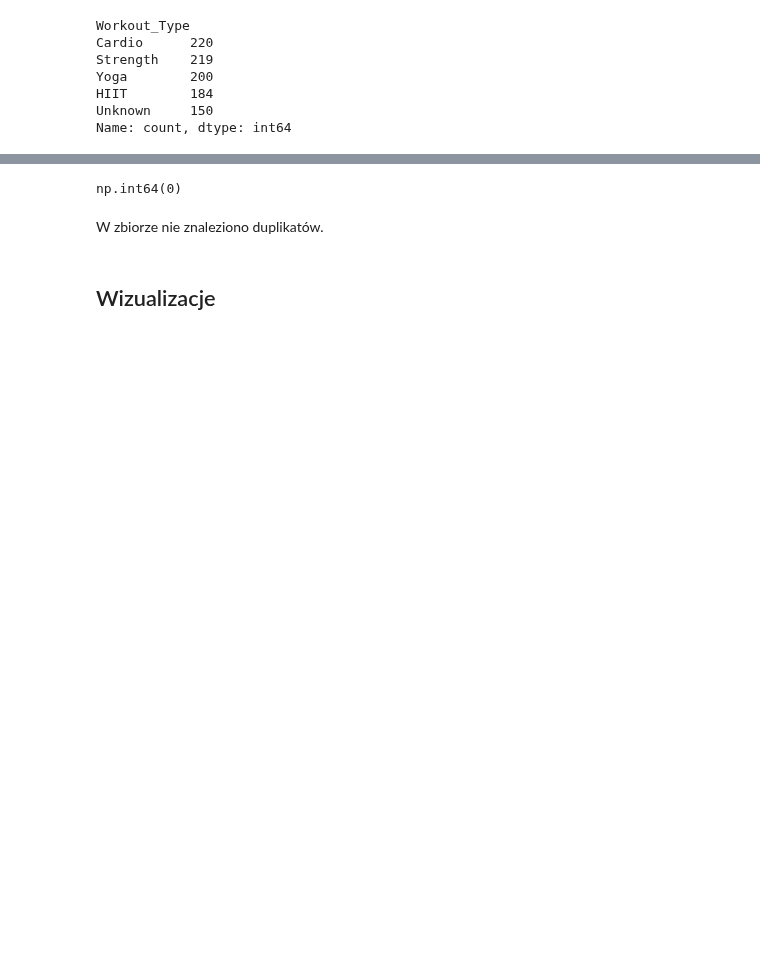
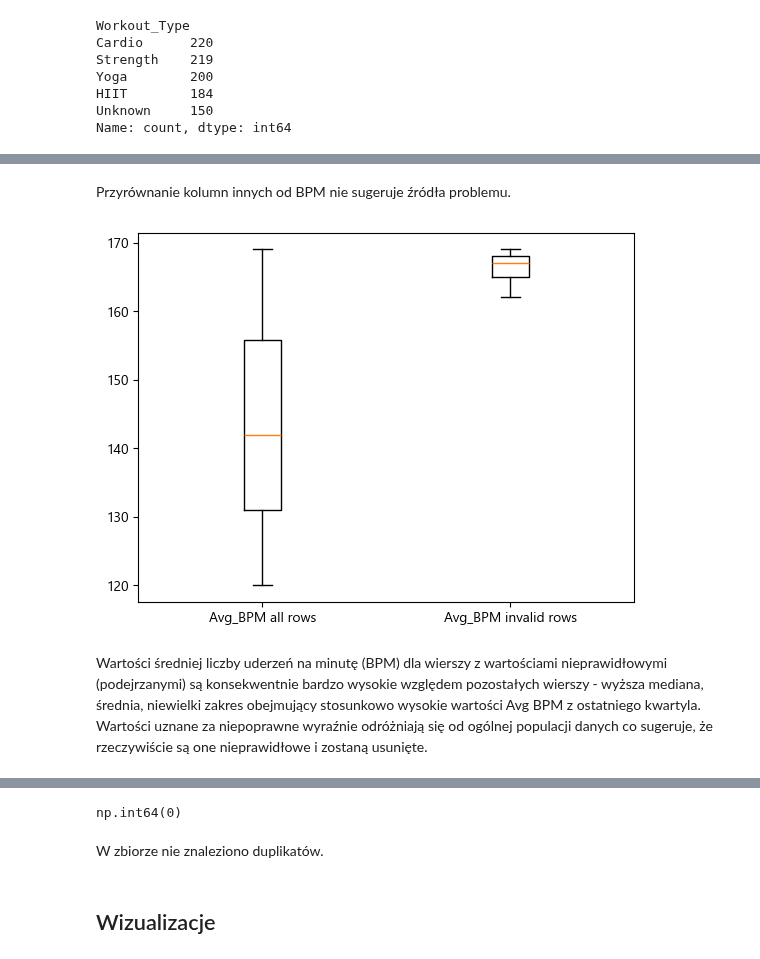
Before and after one commit to karoljablonski/Statistics_pg, a Jupyter notebook: project.ipynb, the cells around one changed output, grey strips where cells are left out. Cells and saved outputs as stored; diff of their text form; code cells hidden in the pictures; blank space fills up the shorter version.

```diff
--- a/project.ipynb
+++ b/project.ipynb
@@ -291,0 +365,8 @@ Dataset zawiera błędne dane dotyczące akcji serca użytkowników, gdyż śred
+# %% [markdown]
+Przyrównanie kolumn innych od BPM nie sugeruje źródła problemu.
+# %%
+plt.boxplot([valid_avg_bpm_rows["Avg_BPM"], invalid_avg_bpm_rows["Avg_BPM"]], tick_labels=["Avg_BPM all rows", "Avg_BPM invalid rows"]);
+# %% [output]
+[figure, added]
+# %% [markdown]
+Wartości średniej liczby uderzeń na minutę (BPM) dla wierszy z wartościami nieprawidłowymi (podejrzanymi) są konsekwentnie bardzo wysokie względem pozostałych wierszy - wyższa mediana, średnia, niewielki zakres obejmujący stosunkowo wysokie wartości Avg BPM z ostatniego kwartyla. Wartości uznane za niepoprawne wyraźnie odróżniają się od ogólnej populacji danych co sugeruje, że rzeczywiście są one nieprawidłowe i zostaną usunięte.
```
Also changed, not shown: parts of 55 cells of this notebook.
